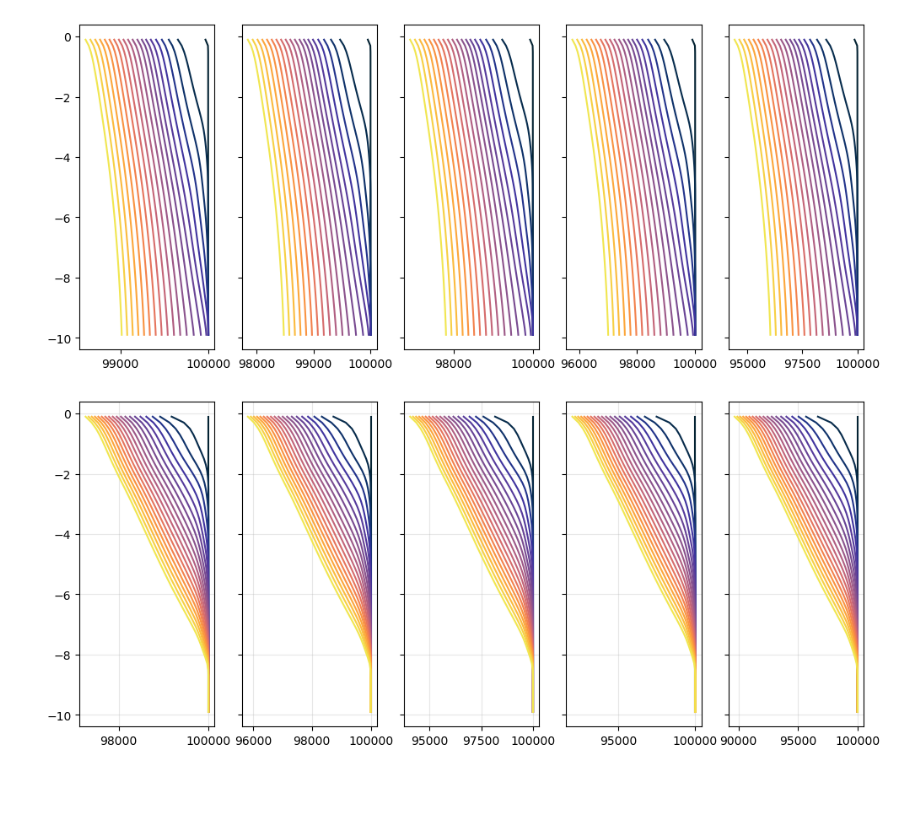
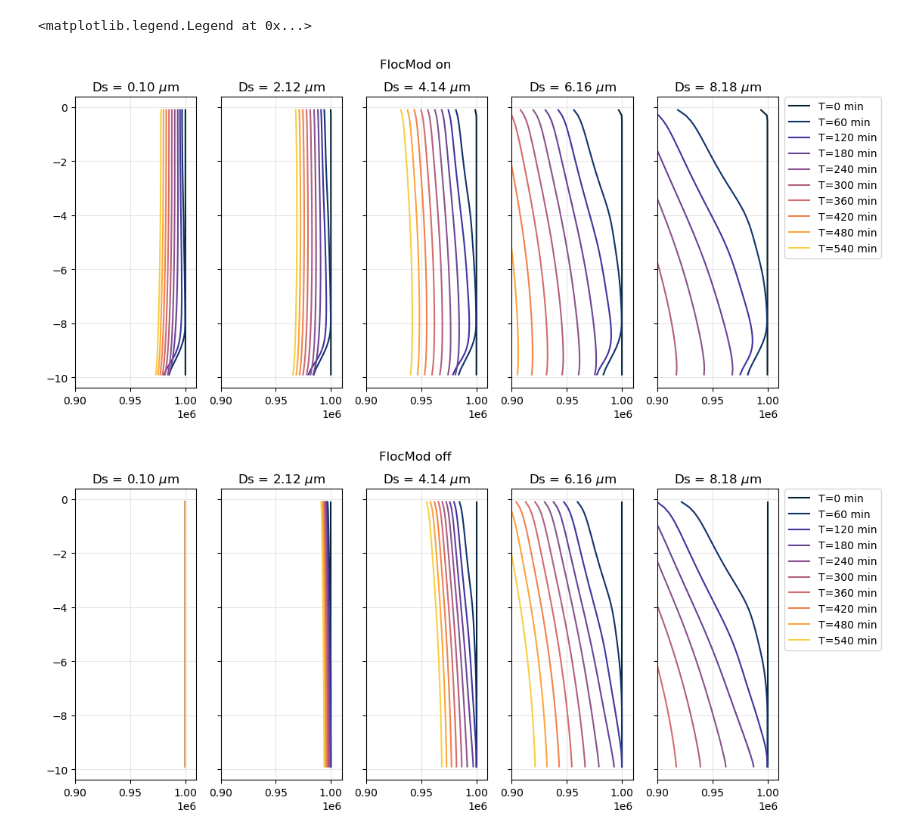
Before and after one commit to sienna-white/enkf_sediment, a Jupyter notebook: plot_sediment.ipynb, the cells around one changed output. Cells and saved outputs as stored; diff of their text form; code cells hidden in the pictures; blank space fills up the shorter version.

```diff
--- a/plot_sediment.ipynb
+++ b/plot_sediment.ipynb
@@ -39,32 +41,40 @@ FileNotFoundError: [Errno 2] No such file or directory: '/pscratch/sd/s/siennaw/
 # %%
 
 fig, axs = plt.subplots(nrows=1, ncols=5, figsize=(12, 5), sharex=False, sharey=True)
 axs = axs.flatten()
+plt.suptitle("FlocMod on")
 
-for t in range(3, nt, nt//20):
+for t in range(3, nt, nt//10):
     for i in range(5):
         # var = ds.Kz.isel(time=t)
         var = ds.ssc.isel(time=t).isel(Ds=i)
-        axs[i].plot(var, -ds.z, color=cmo.cm.thermal(t/nt))
-        # axs[i].plot(ds.ssc.isel(time=400).isel(Ds=i), ds.z)
+        h= axs[i].plot(var, -ds.z, color=cmo.cm.thermal(t/nt), label="T=%d min" % (t*10/60))
+        axs[i].grid(alpha=0.3)
+        axs[i].set_xlim(0.9e6, 1.01e6)
+        axs[i].set_title("Ds = %.2f $\mu$m" % (ds.Ds.isel(Ds=i).values*1e6))
+
     # print(var.values)
-
-
+axs[-1].legend(bbox_to_anchor=(1.05, 1), loc='upper left', borderaxespad=0. )
 
 fig, axs = plt.subplots(nrows=1, ncols=5, figsize=(12, 5), sharex=False, sharey=True)
 axs = axs.flatten()
+plt.suptitle("FlocMod off")
 
-for t in range(0, nt, nt//20):
+for t in range(0, nt, nt//10):
     for i in range(5):
         # var = ds.Kz.isel(time=12)
         var = ds2.ssc.isel(time=t).isel(Ds=i)
-        axs[i].plot(var, -ds.z, color=cmo.cm.thermal(t/nt))
+        axs[i].plot(var, -ds.z, color=cmo.cm.thermal(t/nt), label="T=%d min" % (t*10/60))
         # axs[i].plot(ds.ssc.isel(time=400).isel(Ds=i), ds.z)
         axs[i].grid(alpha=0.3)
+        axs[i].set_xlim(0.9e6, 1.01e6)
+        axs[i].set_title("Ds = %.2f $\mu$m" % (ds.Ds.isel(Ds=i).values*1e6))
     # print(var.values)
+axs[-1].legend(bbox_to_anchor=(1.05, 1), loc='upper left', borderaxespad=0. )
 # %% [output]
+<matplotlib.legend.Legend at 0x...>
-[figure, old version]
+[figure, new version]
-[figure, old version]
+[figure, new version]
 # %%
 fig, axs = plt.subplots(nrows=2, ncols=3, figsize=(12, 6), sharex=True, sharey=True)
 axs = axs.flatten()
```
Also changed, not shown: parts of 3 cells of this notebook, 5 other files.
